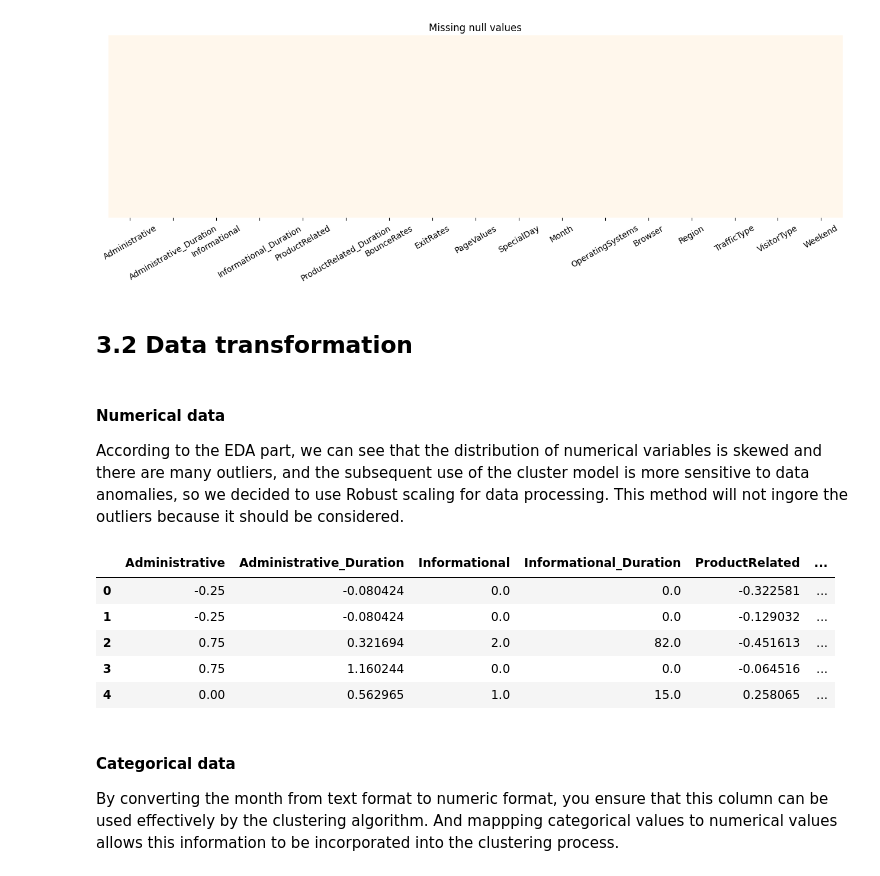
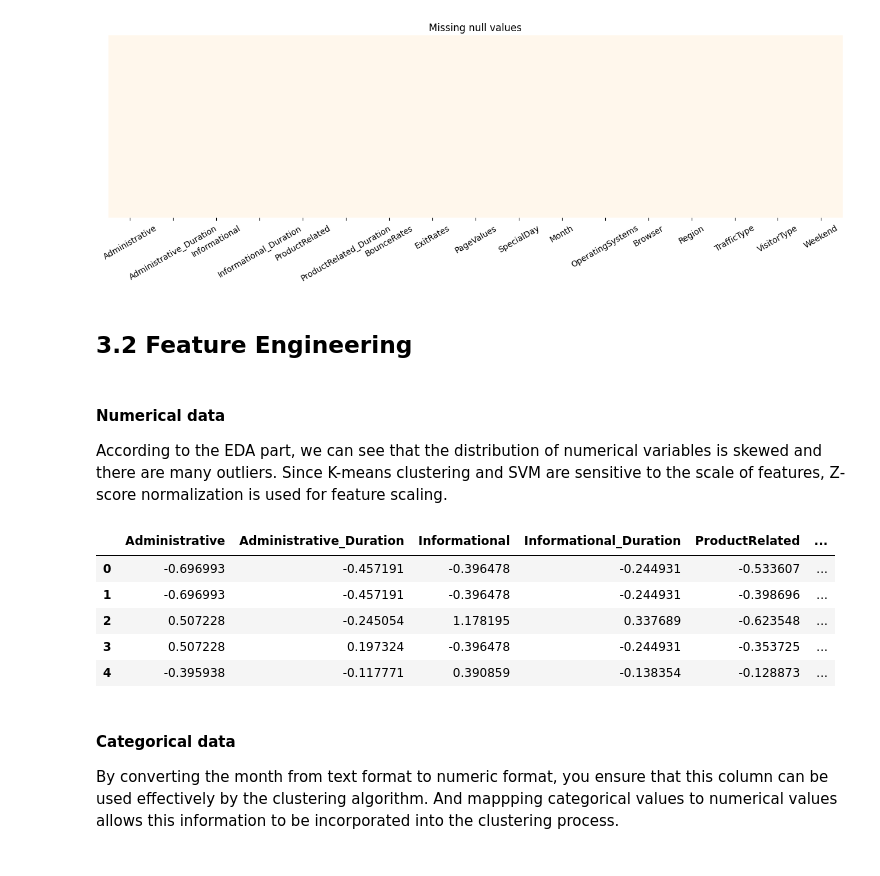
Before and after one commit to Zhengnan817/DAV-6150, a Jupyter notebook: Project_2/Z_Li_Project2.ipynb, the cells around one changed output. Drawn from its saved outputs; the diff is of its cells as text; code cells hidden in the pictures.

```diff
--- a/Project_2/Z_Li_Project2.ipynb
+++ b/Project_2/Z_Li_Project2.ipynb
@@ -320,32 +320,32 @@ Weekend                    0
 dtype: int64
 [figure]
 # %% [markdown]
-## 3.2 Data transformation
+## 3.2 Feature Engineering
 # %% [markdown]
 #### Numerical data
-According to the EDA part, we can see that the distribution of numerical variables is skewed and there are many outliers, and the subsequent use of the cluster model is more sensitive to data anomalies, so we decided to use Robust scaling for data processing. This method will not ingore the outliers because it should be considered.
+According to the EDA part, we can see that the distribution of numerical variables is skewed and there are many outliers. Since K-means clustering and SVM are sensitive to the scale of features, Z-score normalization is used for feature scaling.
 # %%
 columns_to_scale = [
     'Administrative', 'Administrative_Duration', 'Informational',
     'Informational_Duration', 'ProductRelated', 'ProductRelated_Duration',
     'BounceRates', 'ExitRates', 'PageValues'
 ]
 
-#Initialize RobustScaler
-scaler = RobustScaler()
+#Initialize StandardScaler
+scaler = StandardScaler()
 
-#Apply Robust Scaling to the specified columns
+#Apply StandardScaler Scaling to the specified columns
 df_scaled = online_shop_num.copy()
-df_scaled[columns_to_scale] = scaler.fit_transform(online_shop_num[columns_to_scale])
+df_scaled[columns_to_scale] = scaler.fit_transform(df_scaled[columns_to_scale])
 
 df_scaled.head()
 # %% [output]
 |  | Administrative | Administrative_Duration | Informational | Informational_Duration | ProductRelated | ... |
-| 0 | -0.25 | -0.080424 | 0.0 | 0.0 | -0.322581 | ... |
-| 1 | -0.25 | -0.080424 | 0.0 | 0.0 | -0.129032 | ... |
-| 2 | 0.75 | 0.321694 | 2.0 | 82.0 | -0.451613 | ... |
-| 3 | 0.75 | 1.160244 | 0.0 | 0.0 | -0.064516 | ... |
-| 4 | 0.00 | 0.562965 | 1.0 | 15.0 | 0.258065 | ... |
+| 0 | -0.696993 | -0.457191 | -0.396478 | -0.244931 | -0.533607 | ... |
+| 1 | -0.696993 | -0.457191 | -0.396478 | -0.244931 | -0.398696 | ... |
+| 2 | 0.507228 | -0.245054 | 1.178195 | 0.337689 | -0.623548 | ... |
+| 3 | 0.507228 | 0.197324 | -0.396478 | -0.244931 | -0.353725 | ... |
+| 4 | -0.395938 | -0.117771 | 0.390859 | -0.138354 | -0.128873 | ... |
 # %% [markdown]
 #### Categorical data
 
```
Also changed, not shown: parts of 26 cells of this notebook.
